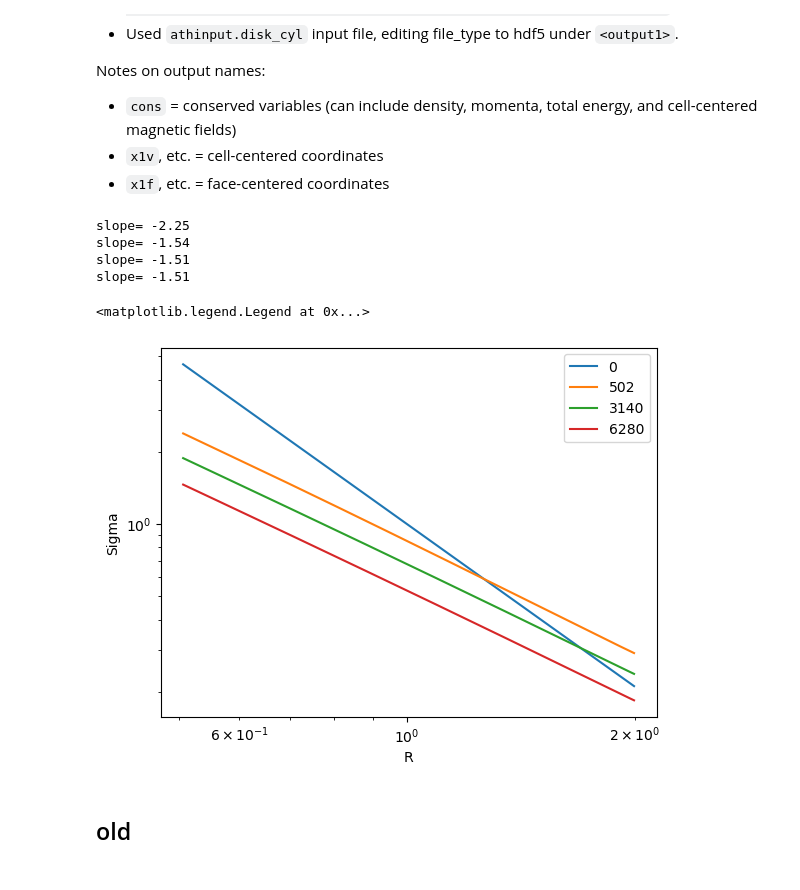
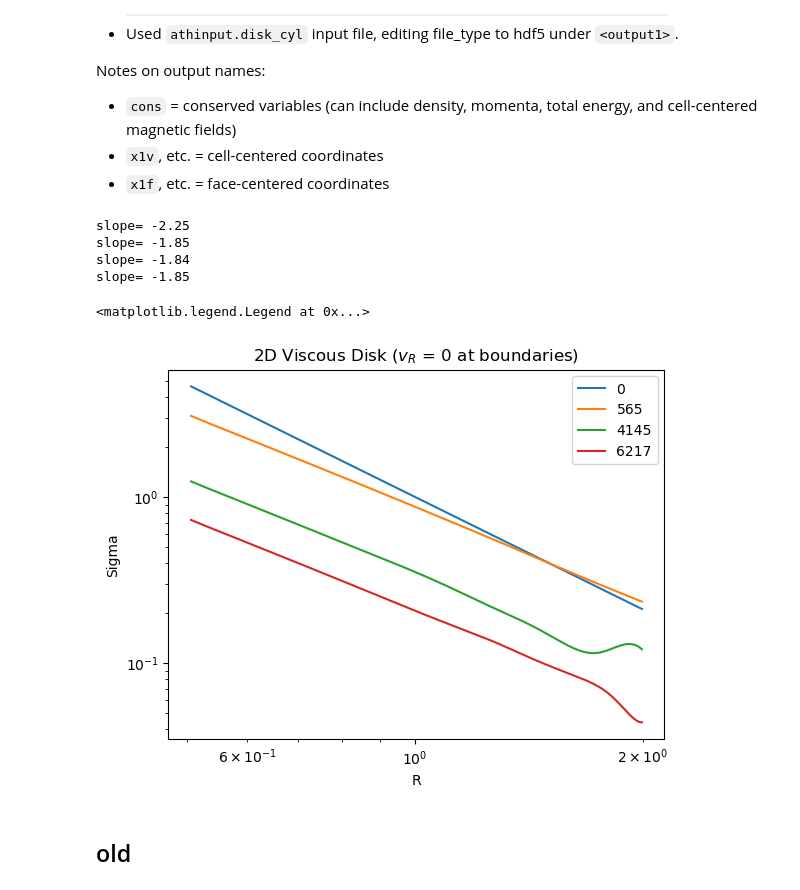
Before and after one commit to Jupiter1994/athena-warps, a Jupyter notebook: warped-disks/athena-results.ipynb, the cells around one changed output. Saved outputs shown, nothing was run; the diff lists cells and outputs as text; code cells hidden in the pictures.

```diff
--- a/warped-disks/athena-results.ipynb
+++ b/warped-disks/athena-results.ipynb
@@ -128,13 +158,13 @@ Notes on output names:
 # N_thetas = 64
 # N_zs = 1
 # %%
-results_dir = "/scratch/phn2956/disk-sph1/"
+results_dir = "/scratch/phn2956/disk-cyl2/"
 #results_dir = "/scratch/phn2956/disk-cyl-alpha-BCs/"
 
 hdf5_file0 = results_dir + "disk.out1.00000.athdf"
-hdf5_file1 = results_dir + "disk.out1.00008.athdf"
-hdf5_file2 = results_dir + "disk.out1.00050.athdf"
-hdf5_file3 = results_dir + "disk.out1.00100.athdf"
+hdf5_file1 = results_dir + "disk.out1.00009.athdf"
+hdf5_file2 = results_dir + "disk.out1.00066.athdf"
+hdf5_file3 = results_dir + "disk.out1.00099.athdf"
 #hdf5_file3 = "/scratch/phn2956/disk-cyl-BCs-only/disk.out1.00010.athdf"
 
 file_list = [hdf5_file0,
@@ -155,39 +185,41 @@ for file in file_list:
 
     rad_3d, phi_3d, z_3d = np.meshgrid(rad_app, phi_app, z_app, indexing='ij')
 
     #### Read Athena++ data: velosity field. ####
     px1 = np.swapaxes(ath_data['mom1'],0,2)
     px2 = np.swapaxes(ath_data['mom2'],0,2)
     px3 = np.swapaxes(ath_data['mom3'],0,2)
     dens10 = np.swapaxes(ath_data['dens'],0,2)
 
     px1 = np.swapaxes(ath_data['mom1'],0,2)
     dens = np.swapaxes(ath_data['dens'],0,2)
 
     dphi = phi_3d[0,1,0] - phi_3d[0,0,0]
     Sigma = np.sum(dens * dphi, axis=1) / (2 * np.pi)
     vR = np.sum(px1 / dens * dphi, axis=1) / (2*np.pi)
 
-    slope = (np.log(Sigma[-1]) - np.log(Sigma[0])) / \
-        (np.log(rad_app[-1]) - np.log(rad_app[0]))
+    slope = (np.log(Sigma[40]) - np.log(Sigma[0])) / \
+        (np.log(rad_app[40]) - np.log(rad_app[0]))
     print("slope=", np.round(slope[0],2))
 
     ax.loglog(rad_app, Sigma[:,0], label=(int) (np.round(time,0)))
 
 
 #plt.loglog(rad_app, .55*rad_app**(-3/2), label="power law")
 
 plt.xlabel("R")
 plt.ylabel("Sigma")
 
+plt.title(r"2D Viscous Disk ($v_R$ = 0 at boundaries)")
+
 plt.legend()
 # %% [output]
 slope= -2.25
-slope= -1.54
-slope= -1.51
-slope= -1.51
+slope= -1.85
+slope= -1.84
+slope= -1.85
 <matplotlib.legend.Legend at 0x...>
-[figure, old version]
+[figure, new version]
 # %% [markdown]
 ## old
 # %%
```
Also changed, not shown: parts of 1 cell of this notebook, 2 other files.
